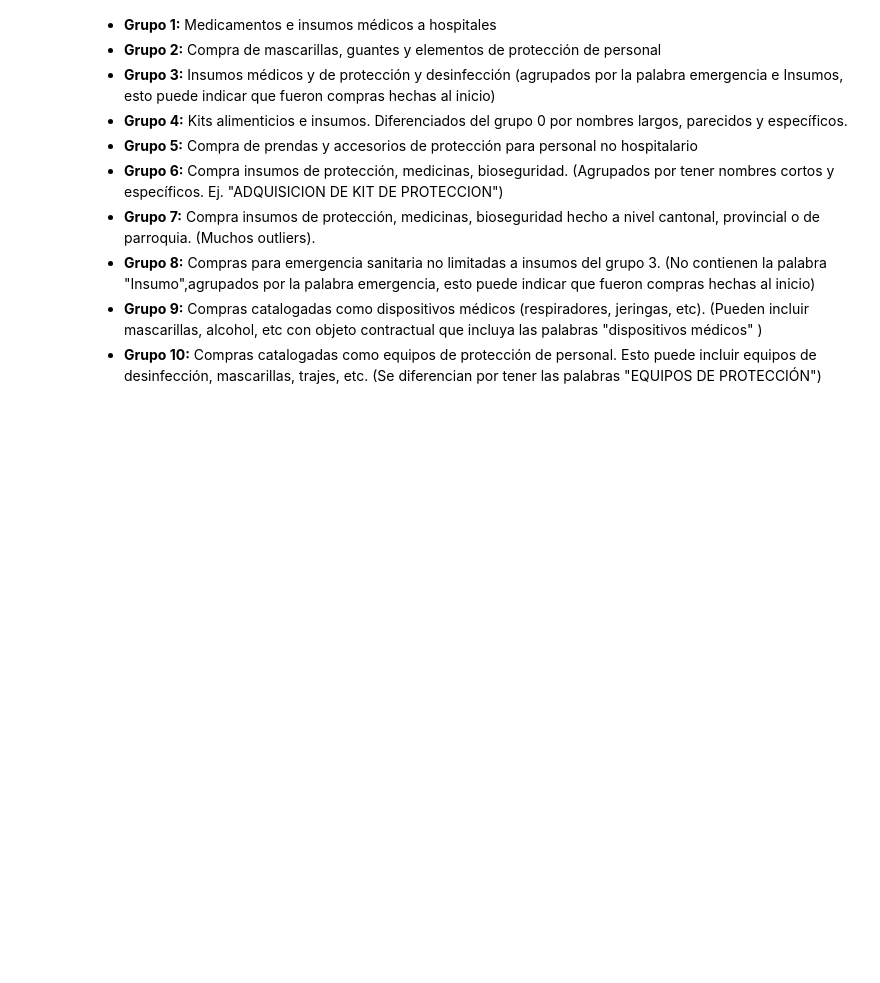
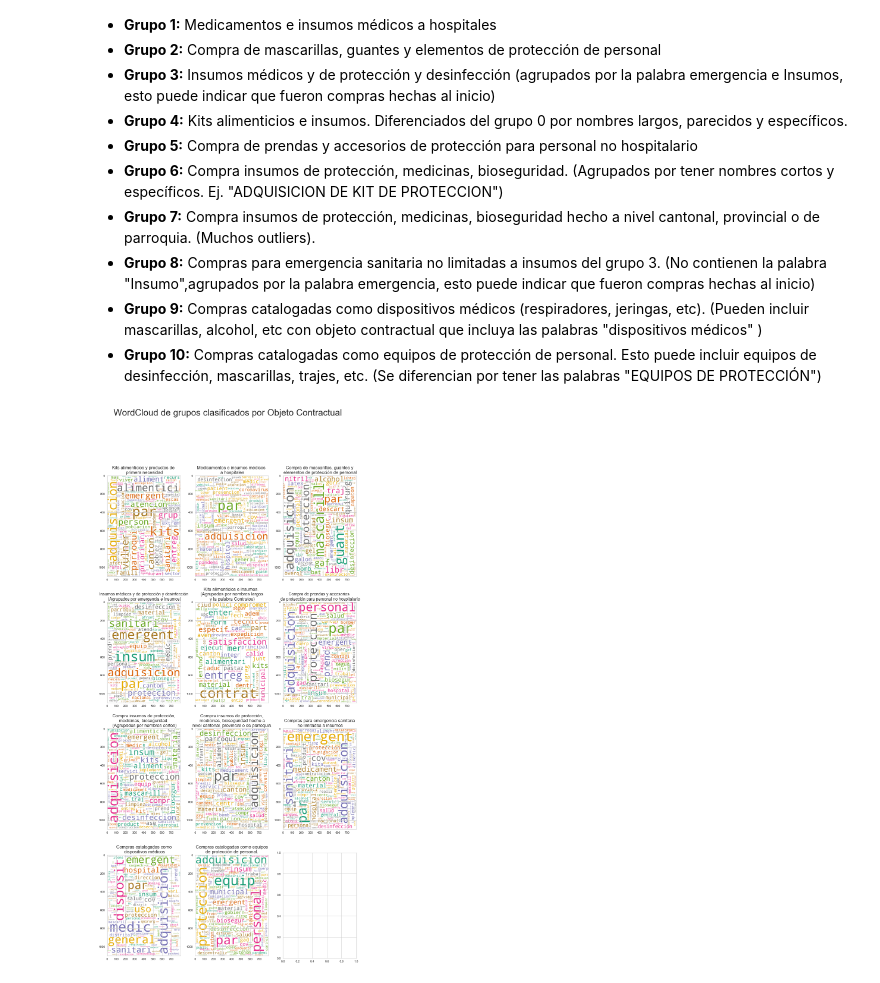
Before and after one commit to allisonbarrezueta/ProyectoIntroCienciaDatos, a Jupyter notebook: Analisis/NLP_Final.ipynb, the cells around one changed output. Saved outputs shown, nothing was run; the diff lists cells and outputs as text; code cells hidden in the pictures; blank space fills up the shorter version.

Commit message:
Plot Wordcloud por grupos

```diff
--- a/Analisis/NLP_Final.ipynb
+++ b/Analisis/NLP_Final.ipynb
@@ -118,3 +118,76 @@ provedores[provedores["categoria"] == 10]
 * **Grupo 8:** Compras para emergencia sanitaria no limitadas a insumos del grupo 3.  (No contienen la palabra "Insumo",agrupados por la palabra emergencia, esto puede indicar que fueron compras hechas al inicio)
 * **Grupo 9:** Compras catalogadas como dispositivos médicos (respiradores, jeringas, etc). (Pueden incluir mascarillas, alcohol, etc con objeto contractual que incluya las palabras "dispositivos médicos"  )
 * **Grupo 10:** Compras catalogadas como equipos de protección de personal. Esto puede incluir equipos de desinfección, mascarillas, trajes, etc. (Se diferencian por tener las palabras "EQUIPOS DE PROTECCIÓN")
+# %%
+fig, ax = plt.subplots(4, 3,figsize=(15,30))
+fig.suptitle('WordCloud de grupos clasificados por Objeto Contractual', fontsize=30)
+
+wc = WordCloud(background_color="white", colormap="Dark2",
+               max_font_size=150,width=800, height=1100)
+wc.generate_from_frequencies(freq_dict_cluster_pca[0])
+ax[0,0].imshow(wc, interpolation="bilinear")
+ax[0, 0].set_title("Kits alimenticios y productos de \n primera necesidad", fontsize=15)
+
+wc1 = WordCloud(background_color="white", colormap="Dark2",
+               max_font_size=150,width=800, height=1100)
+wc1.generate_from_frequencies(freq_dict_cluster_pca[1])
+ax[0,1].imshow(wc1, interpolation="bilinear")
+ax[0, 1].set_title("Medicamentos e insumos médicos \n a hospitales", fontsize=15)
+
+wc2 = WordCloud(background_color="white", colormap="Dark2",
+               max_font_size=150,width=800, height=1100)
+wc2.generate_from_frequencies(freq_dict_cluster_pca[2])
+ax[0,2].imshow(wc2, interpolation="bilinear")
+ax[0, 2].set_title(" Compra de mascarillas, guantes y \n elementos de protección de personal", fontsize=15)
+
+wc3 = WordCloud(background_color="white", colormap="Dark2",
+               max_font_size=150,width=800, height=1100)
+wc3.generate_from_frequencies(freq_dict_cluster_pca[3])
+ax[1,0].imshow(wc3, interpolation="bilinear")
+ax[1,0].set_title(" Insumos médicos y de protección y desinfección \n (Agrupados por emergencia e Insumos)", fontsize=14)
+
+wc4 = WordCloud(background_color="white", colormap="Dark2",
+               max_font_size=150,width=800, height=1100)
+wc4.generate_from_frequencies(freq_dict_cluster_pca[4])
+ax[1,1].imshow(wc4, interpolation="bilinear")
+ax[1,1].set_title("Kits alimenticios e insumos. \n (Agrupados por nombres largos \n y la palabra Contratos)", fontsize=15)
+
+wc5 = WordCloud(background_color="white", colormap="Dark2",
+               max_font_size=150,width=800, height=1100)
+wc5.generate_from_frequencies(freq_dict_cluster_pca[5])
+ax[1,2].imshow(wc5, interpolation="bilinear")
+ax[1,2].set_title("Compra de prendas y accesorios \n de protección para personal no hospitalario", fontsize=14)
+
+wc6 = WordCloud(background_color="white", colormap="Dark2",
+               max_font_size=150,width=800, height=1100)
+wc6.generate_from_frequencies(freq_dict_cluster_pca[6])
+ax[2,0].imshow(wc6, interpolation="bilinear")
+ax[2,0].set_title(" Compra insumos de protección, \n medicinas, bioseguridad. \n (Agrupados por nombres cortos)", fontsize=15)
+
+wc7 = WordCloud(background_color="white", colormap="Dark2",
+               max_font_size=150,width=800, height=1100)
+wc7.generate_from_frequencies(freq_dict_cluster_pca[7])
+ax[2,1].imshow(wc7, interpolation="bilinear")
+ax[2,1].set_title("Compra insumos de protección,\n medicinas, bioseguridad hecho a\n nivel cantonal, provincial o de parroquia.", fontsize=15)
+
+wc8 = WordCloud(background_color="white", colormap="Dark2",
+               max_font_size=150,width=800, height=1100)
+wc8.generate_from_frequencies(freq_dict_cluster_pca[8])
+ax[2,2].imshow(wc8, interpolation="bilinear")
+ax[2,2].set_title("Compras para emergencia sanitaria\n no limitadas a insumos", fontsize=15)
+
+wc9 = WordCloud(background_color="white", colormap="Dark2",
+               max_font_size=150,width=800, height=1100)
+wc9.generate_from_frequencies(freq_dict_cluster_pca[9])
+ax[3,0].imshow(wc9, interpolation="bilinear")
+ax[3,0].set_title("Compras catalogadas como\n dispositivos médicos", fontsize=15)
+
+wc10 = WordCloud(background_color="white", colormap="Dark2",
+               max_font_size=150,width=800, height=1100)
+wc10.generate_from_frequencies(freq_dict_cluster_pca[10])
+ax[3,1].imshow(wc10, interpolation="bilinear")
+ax[3,1].set_title("Compras catalogadas como equipos\n de protección de personal. ", fontsize=15)
+
+fig.show()
+# %% [output]
+[figure, added]
```
